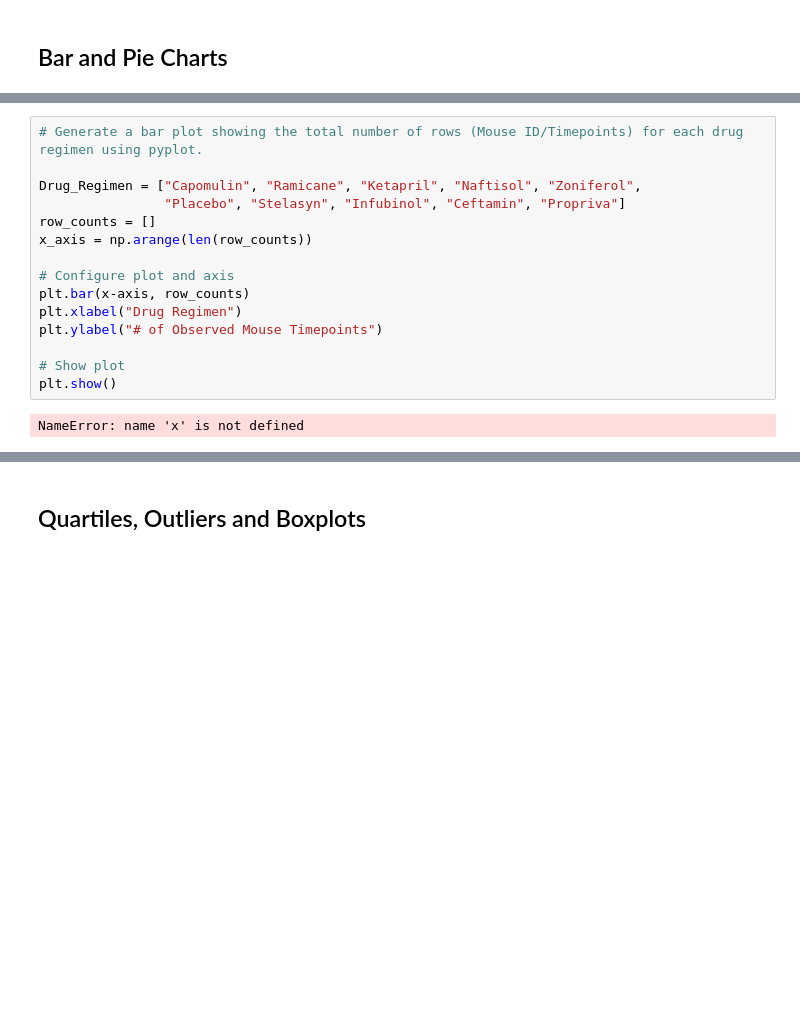
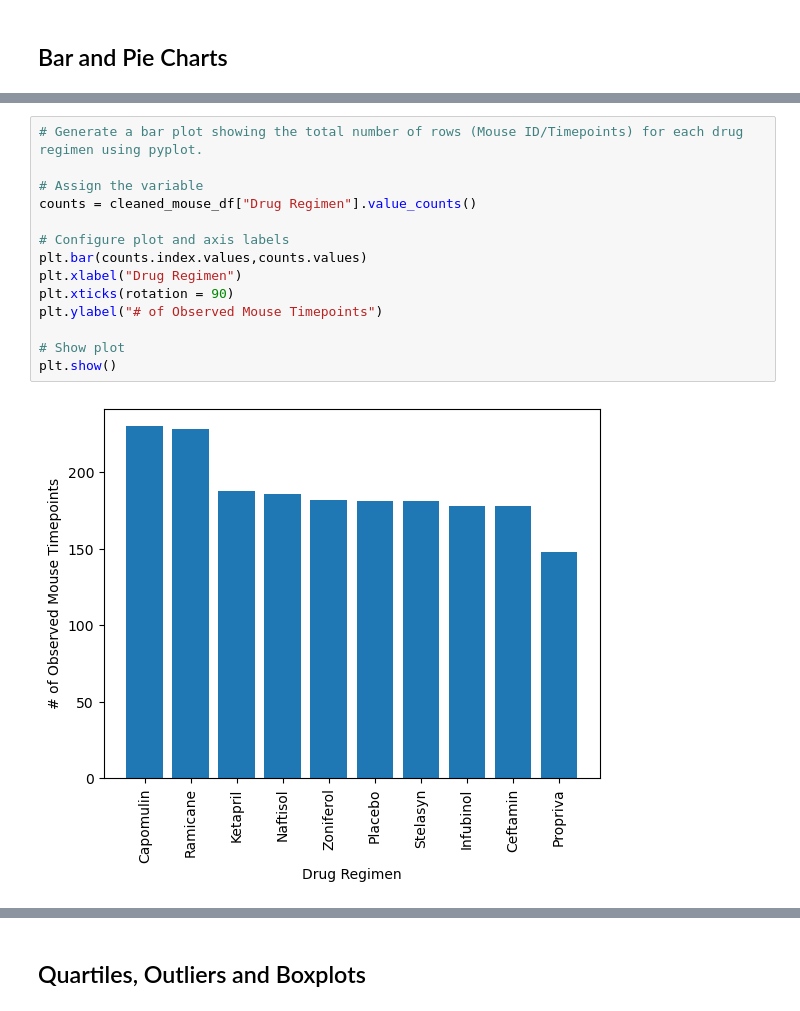
Before and after one commit to veenahvina/Pymaceuticals_MarvinaLarry, a Jupyter notebook: Pharma_MarvinaLarry.ipynb, the cells around one changed output, grey strips where cells are left out. Cells and saved outputs as stored; diff of their text form; blank space fills up the shorter version.

```diff
--- a/Pharma_MarvinaLarry.ipynb
+++ b/Pharma_MarvinaLarry.ipynb
@@ -155,19 +155,18 @@ plt.show()
 # %%
 # Generate a bar plot showing the total number of rows (Mouse ID/Timepoints) for each drug regimen using pyplot.
 
-Drug_Regimen = ["Capomulin", "Ramicane", "Ketapril", "Naftisol", "Zoniferol",
-                "Placebo", "Stelasyn", "Infubinol", "Ceftamin", "Propriva"]
-row_counts = []
-x_axis = np.arange(len(row_counts))
+# Assign the variable
+counts = cleaned_mouse_df["Drug Regimen"].value_counts()
 
-# Configure plot and axis
-plt.bar(x-axis, row_counts)
+# Configure plot and axis labels
+plt.bar(counts.index.values,counts.values)
 plt.xlabel("Drug Regimen")
+plt.xticks(rotation = 90)
 plt.ylabel("# of Observed Mouse Timepoints")
 
 # Show plot
 plt.show()
 # %% [output]
-NameError: name 'x' is not defined
+[figure, added]
 # %%
 # Generate a pie plot showing the distribution of female versus male mice using Pandas
```
Also changed, not shown: parts of 3 cells of this notebook.
